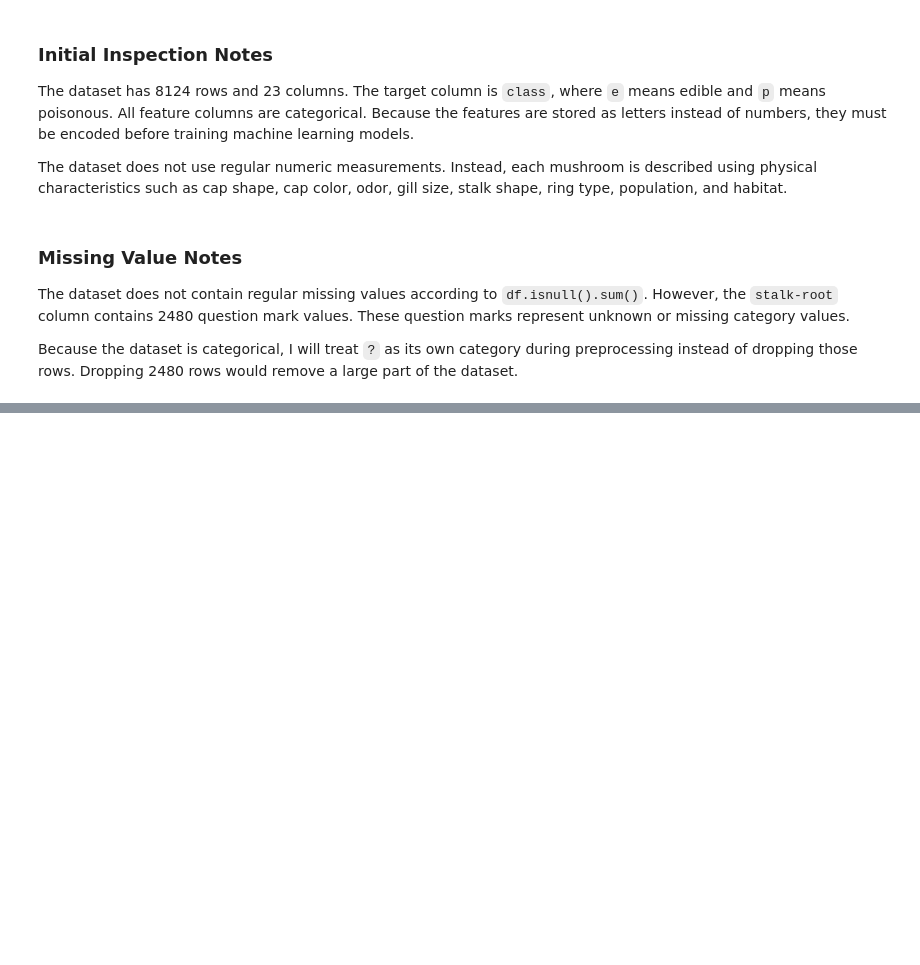
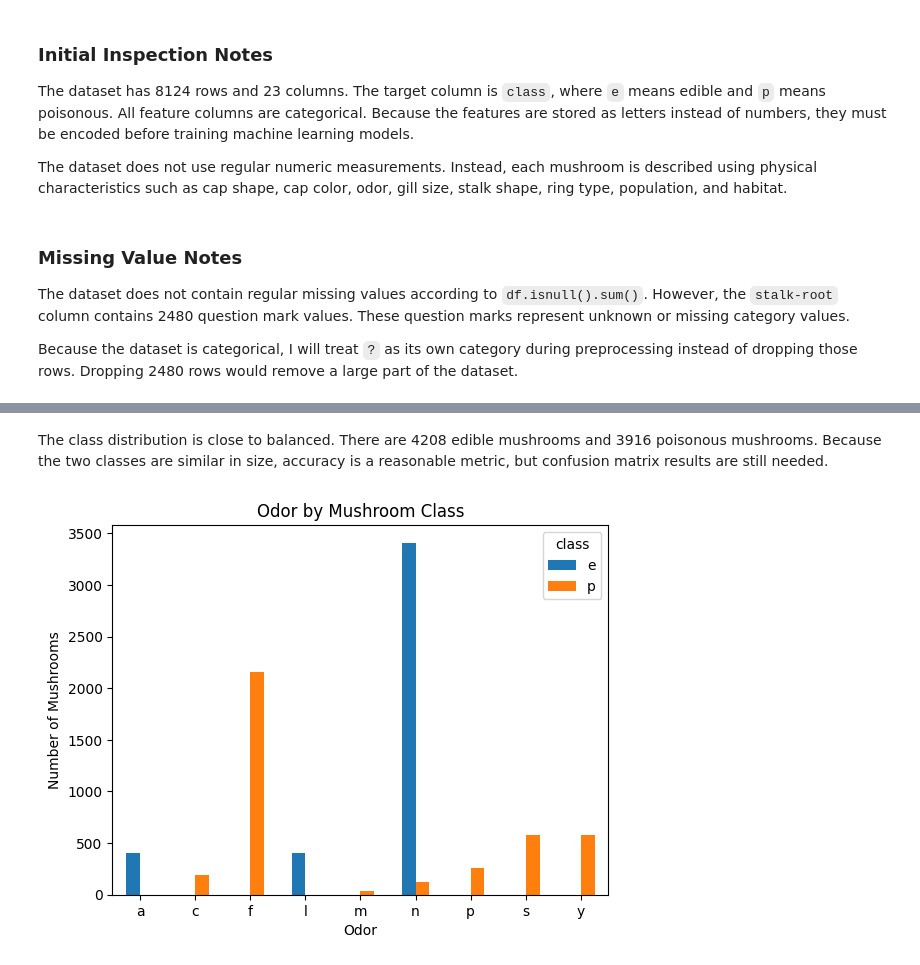
Before and after one commit to samip-bajgai/data3402.finalproject, a Jupyter notebook: notebooks/mushroom_classification_project.ipynb, the cells around one changed output, grey strips where cells are left out. Drawn from its saved outputs; the diff is of its cells as text; code cells hidden in the pictures; blank space fills up the shorter version.

```diff
--- a/notebooks/mushroom_classification_project.ipynb
+++ b/notebooks/mushroom_classification_project.ipynb
@@ -226,0 +245,19 @@ Because the dataset is categorical, I will treat `?` as its own category during
+# %% [markdown]
+The class distribution is close to balanced. There are 4208 edible mushrooms and 3916 poisonous mushrooms. Because the two classes are similar in size, accuracy is a reasonable metric, but confusion matrix results are still needed.
+# %%
+# Creating a table of odor values by class
+odor_table = pd.crosstab(df["odor"], df["class"])
+
+# Plotting odor counts by class
+odor_table.plot(kind="bar")
+
+# Adding plot labels
+plt.title("Odor by Mushroom Class")
+plt.xlabel("Odor")
+plt.ylabel("Number of Mushrooms")
+plt.xticks(rotation=0)
+
+# Displaying the plot
+plt.show()
+# %% [output]
+[figure, added]
```
Also changed, not shown: parts of 9 cells of this notebook.
